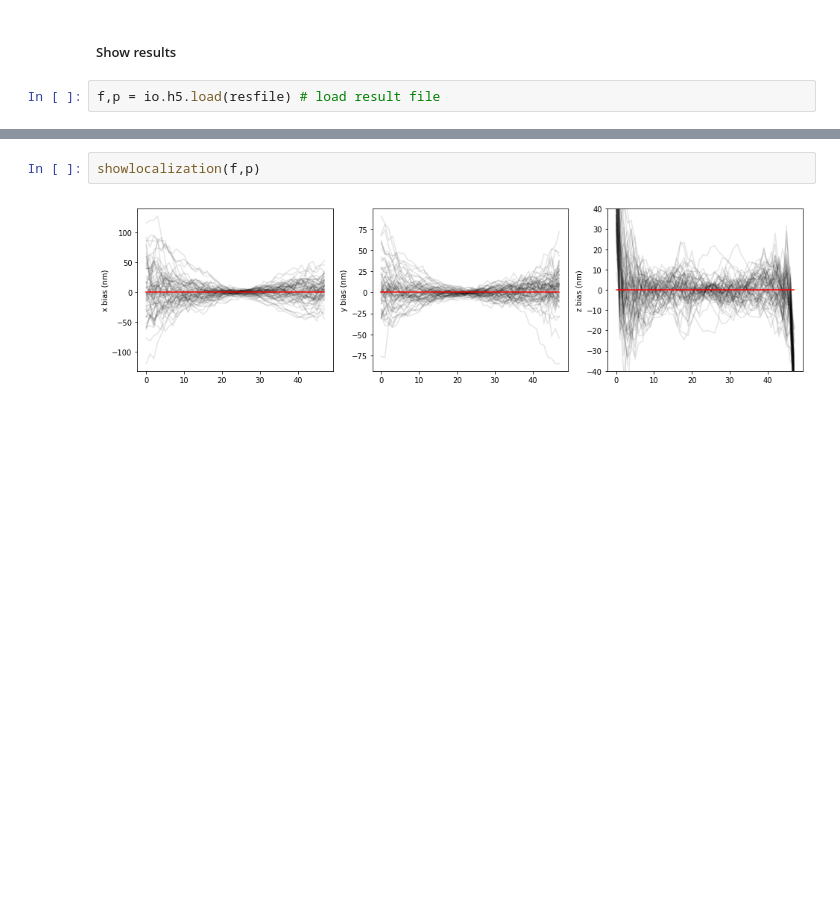
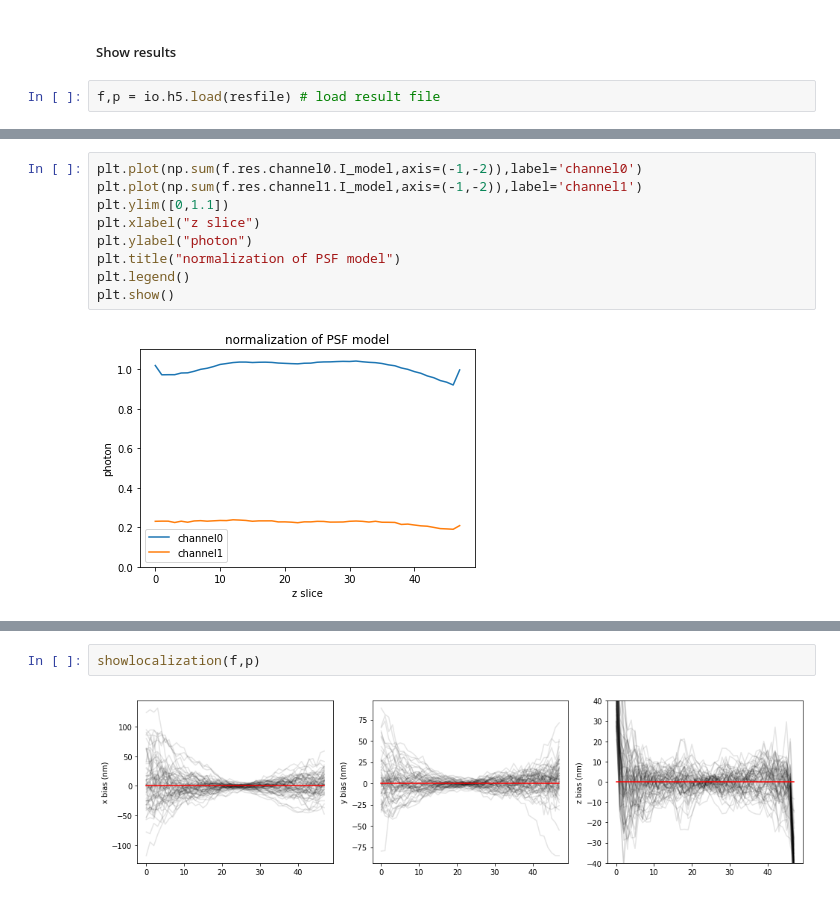
Before and after one commit to ries-lab/uiPSF, a Jupyter notebook: demo/demo_beadPSF_2ch.ipynb, the cells around one changed output, grey strips where cells are left out. Drawn from its saved outputs; the diff is of its cells as text; blank space fills up the shorter version.

```diff
--- a/demo/demo_beadPSF_2ch.ipynb
+++ b/demo/demo_beadPSF_2ch.ipynb
@@ -99,3 +117,14 @@ f,p = io.h5.load(resfile) # load result file
+# %%
+plt.plot(np.sum(f.res.channel0.I_model,axis=(-1,-2)),label='channel0')
+plt.plot(np.sum(f.res.channel1.I_model,axis=(-1,-2)),label='channel1')
+plt.ylim([0,1.1])
+plt.xlabel("z slice")
+plt.ylabel("photon")
+plt.title("normalization of PSF model")
+plt.legend()
+plt.show()
+# %% [output]
+[figure, added]
 # %%
 showpsfvsdata(f,p,index=0)
 # %% [output]
```
Also changed, not shown: parts of 6 cells of this notebook, 3 other files.
